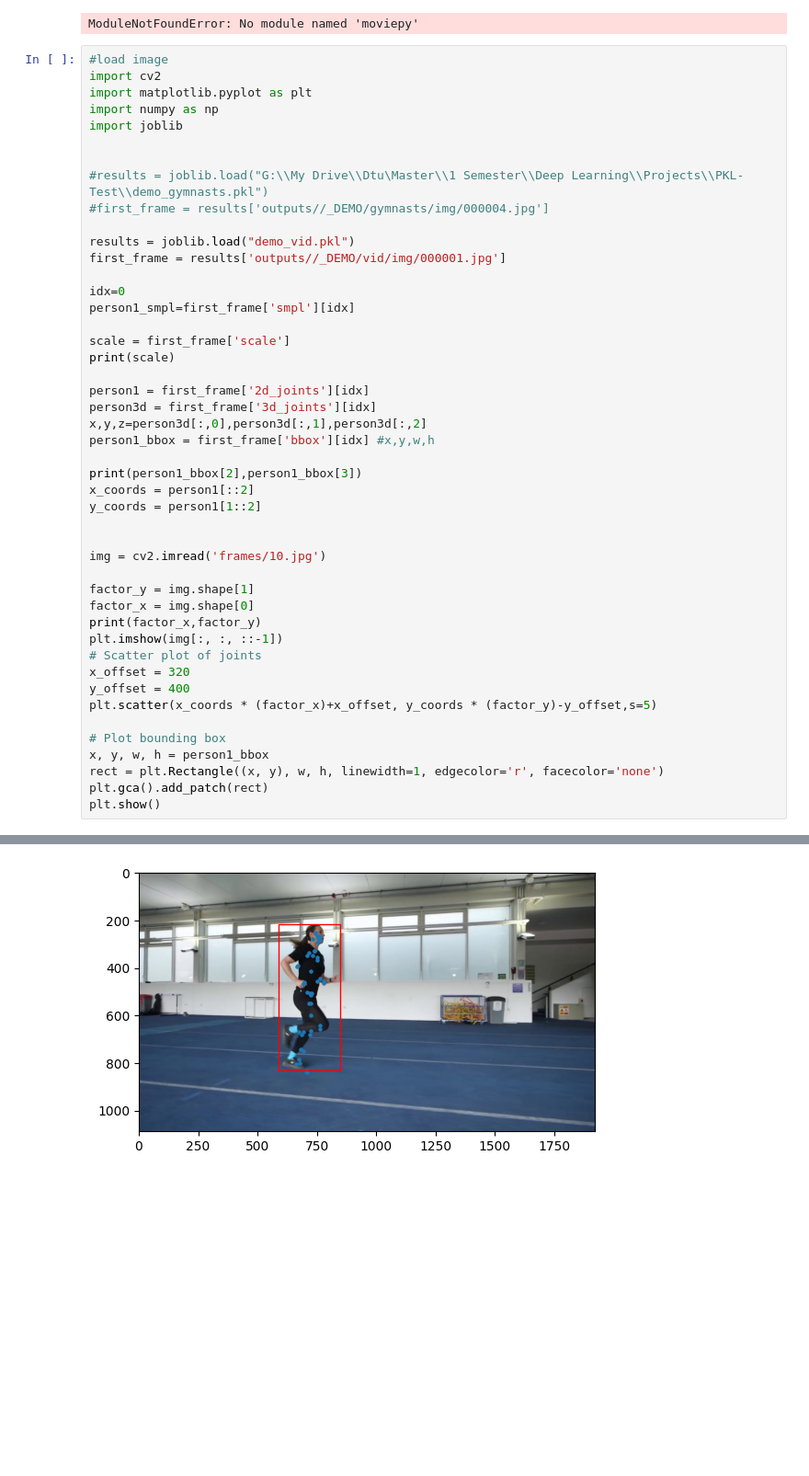
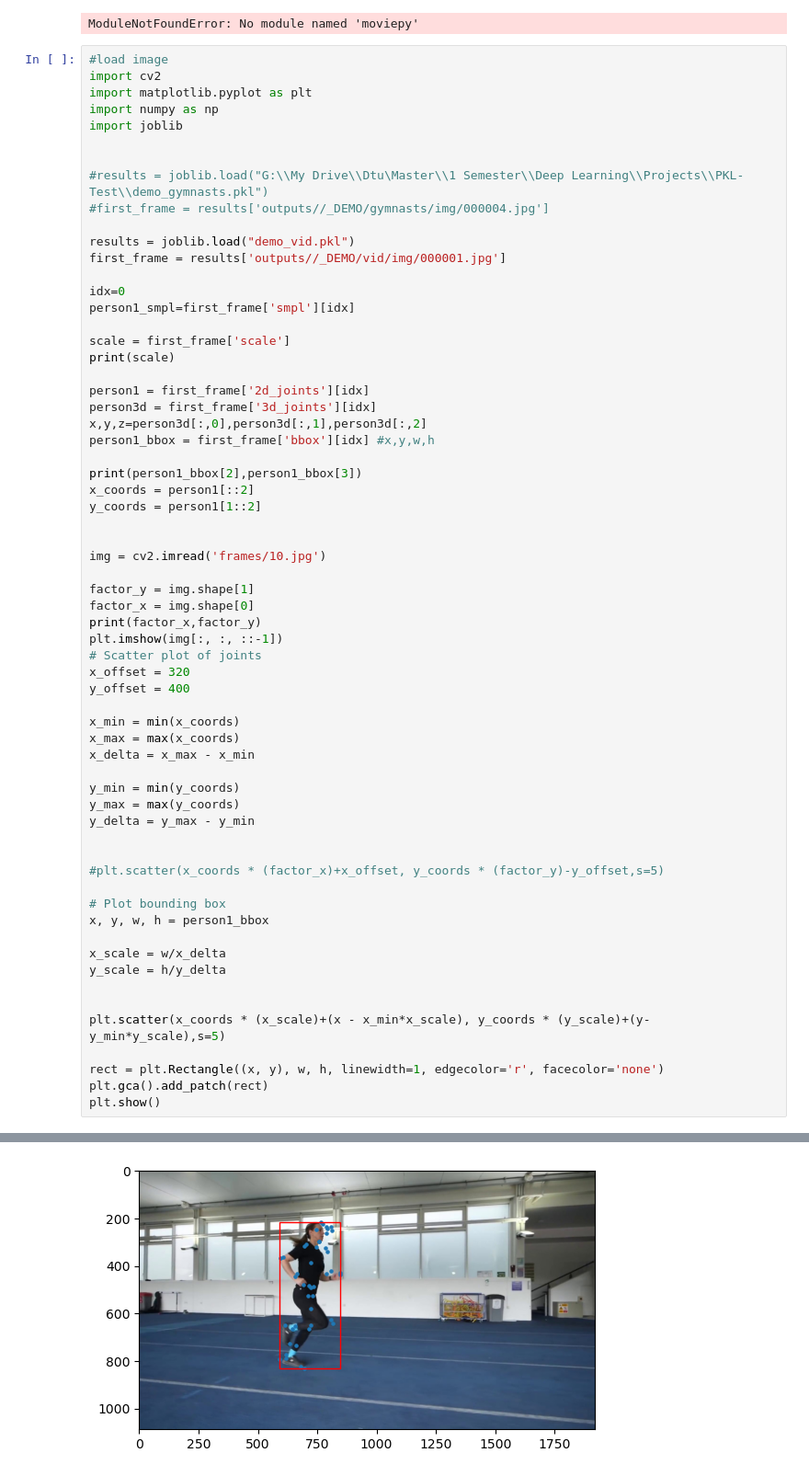
Before and after one commit to CarlArblue/Deep_Learning_Project, a Jupyter notebook: PKL-Test/PKLRead.ipynb, the cells around one changed output, grey strips where cells are left out. Shown: that part at 92% size. Cells and saved outputs as stored; diff of their text form; blank space fills up the shorter version.

```diff
--- a/PKL-Test/PKLRead.ipynb
+++ b/PKL-Test/PKLRead.ipynb
@@ -97,32 +97,49 @@ print(scale)
 
 person1 = first_frame['2d_joints'][idx]
 person3d = first_frame['3d_joints'][idx]
 x,y,z=person3d[:,0],person3d[:,1],person3d[:,2]
 person1_bbox = first_frame['bbox'][idx] #x,y,w,h
 
 print(person1_bbox[2],person1_bbox[3])
 x_coords = person1[::2]
 y_coords = person1[1::2]
 
 
 img = cv2.imread('frames/10.jpg')
 
 factor_y = img.shape[1]
 factor_x = img.shape[0]
 print(factor_x,factor_y)
 plt.imshow(img[:, :, ::-1])
 # Scatter plot of joints
 x_offset = 320
 y_offset = 400
-plt.scatter(x_coords * (factor_x)+x_offset, y_coords * (factor_y)-y_offset,s=5)
+
+x_min = min(x_coords)
+x_max = max(x_coords)
+x_delta = x_max - x_min
+
+y_min = min(y_coords)
+y_max = max(y_coords)
+y_delta = y_max - y_min
+
+
+#plt.scatter(x_coords * (factor_x)+x_offset, y_coords * (factor_y)-y_offset,s=5)
 
 # Plot bounding box
 x, y, w, h = person1_bbox
+
+x_scale = w/x_delta
+y_scale = h/y_delta
+
+
+plt.scatter(x_coords * (x_scale)+(x - x_min*x_scale), y_coords * (y_scale)+(y- y_min*y_scale),s=5)
+
 rect = plt.Rectangle((x, y), w, h, linewidth=1, edgecolor='r', facecolor='none')
 plt.gca().add_patch(rect)
 plt.show()
 # %% [output]
 [0.3189297358194987]
 258.0899 612.3451
 1088 1920
-[figure, old version]
+[figure, new version]
```
